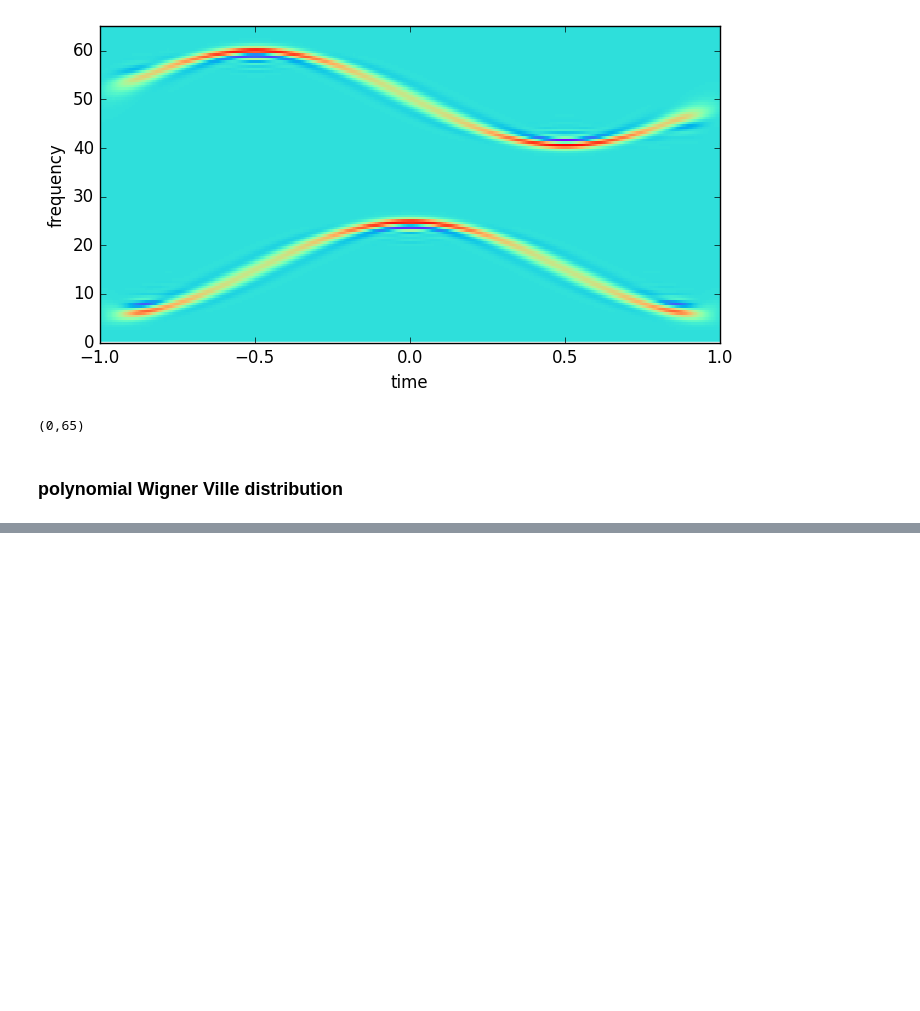
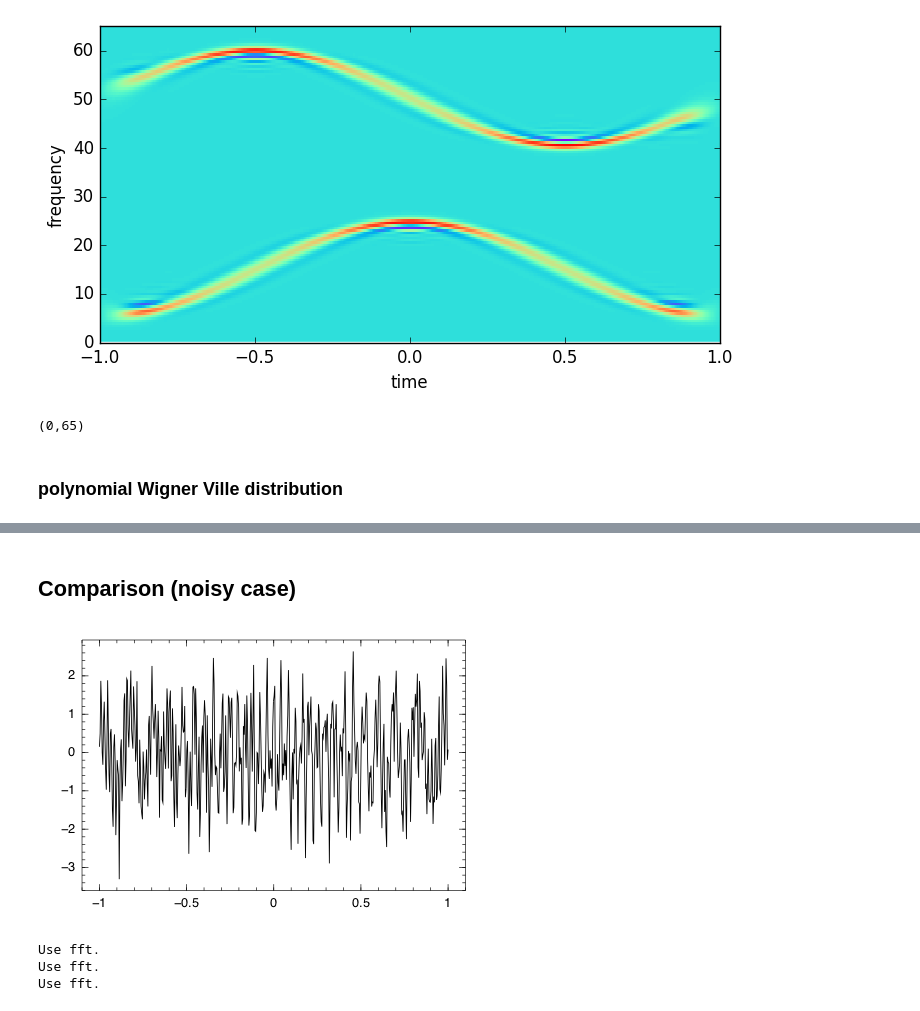
Before and after one commit to HajimeKawahara/juwvid, a Jupyter notebook: ipynb/L-Wigner Distribution and Polynomial Wigner Ville Distribution.ipynb, the cells around one changed output, grey strips where cells are left out. Drawn from its saved outputs; the diff is of its cells as text; code cells hidden in the pictures; blank space fills up the shorter version.

```diff
--- a/ipynb/L-Wigner Distribution and Polynomial Wigner Ville Distribution.ipynb
+++ b/ipynb/L-Wigner Distribution and Polynomial Wigner Ville Distribution.ipynb
@@ -62,0 +94,20 @@ PyObject <matplotlib.text.Text object at 0x...>
+# %% [markdown]
+## Comparison (noisy case)
+# %%
+using Distributions
+d = Normal()
+xnoise=x+rand(d,nsample)*std(x)*0.5
+Winston.plot(t,xnoise)
+# %% [output]
+[figure, added]
+# %%
+tfrst=stft.tfrstft(xnoise);
+#alias free sm
+sm=smethod.tfrsm(xnoise,4,NaN,2)
+#L wigner distribution (L=2)
+tfrlw2=lwigner.tfrlw2L(sm,4);
+trfpo=polywv.tfrpowv(xnoise,NaN,NaN,NaN,2,8);
+# %% [output]
+Use fft.
+Use fft.
+Use fft.
```
Also changed, not shown: parts of 5 cells of this notebook, 2 other files.
